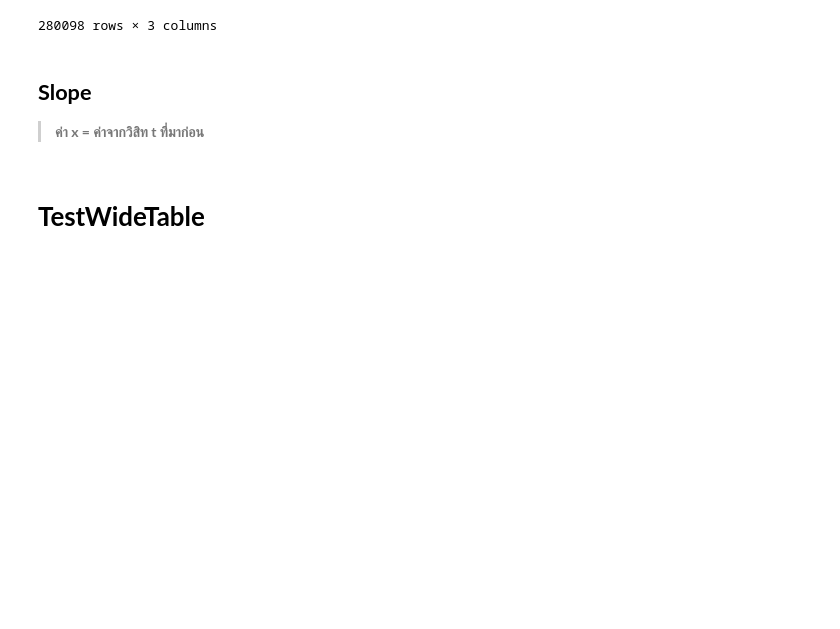
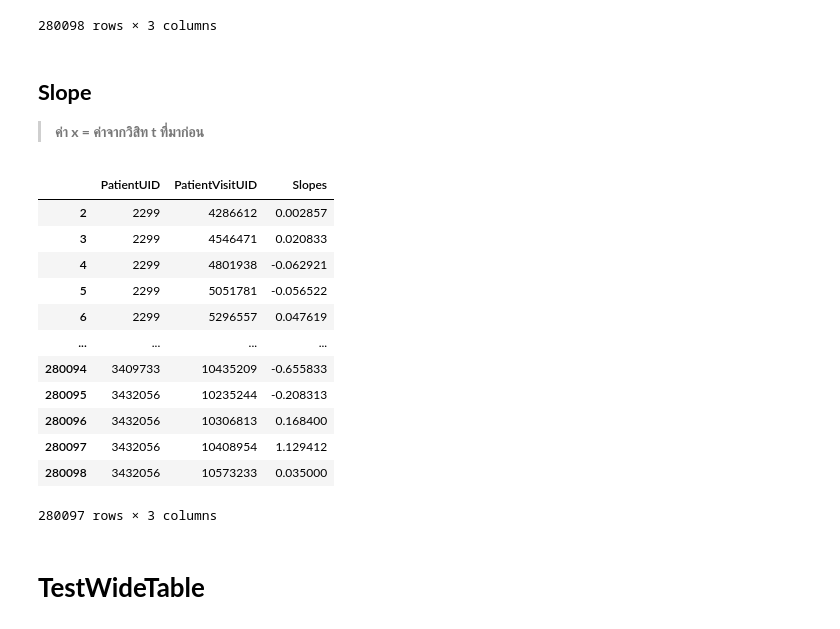
Before and after one commit to Aomaphisara/Project, a Jupyter notebook: FileVital.ipynb, the cells around one changed output. Cells and saved outputs as stored; diff of their text form; code cells hidden in the pictures; blank space fills up the shorter version.

```diff
--- a/FileVital.ipynb
+++ b/FileVital.ipynb
@@ -48,4 +48,4 @@ filtered_items
 #filtered_items.to_excel('VitalFile.xlsx')
 # %%
 import pandas as pd
-slope = pd.read_excel('/content/drive/MyDrive/Thesis Project Kidney/Assign/Assign 3: Re-CountSlope & Quartile/LabSlope.xlsx')
+slope = pd.read_excel('/content/drive/MyDrive/ckdresearch2023/Assign/Assign 3: Re-CountSlope & Quartile/LabSlope.xlsx')
@@ -88,6 +95,22 @@ df['Slopes'] = df['PreviousSlope']
 df = df.drop(columns=['PreviousSlope'])
 # %%
 data = df.dropna()
+# %%
+data
+# %% [output]
+|  | PatientUID | PatientVisitUID | Slopes |
+| 2 | 2299 | 4286612 | 0.002857 |
+| 3 | 2299 | 4546471 | 0.020833 |
+| 4 | 2299 | 4801938 | -0.062921 |
+| 5 | 2299 | 5051781 | -0.056522 |
+| 6 | 2299 | 5296557 | 0.047619 |
+| ... | ... | ... | ... |
+| 280094 | 3409733 | 10435209 | -0.655833 |
+| 280095 | 3432056 | 10235244 | -0.208313 |
+| 280096 | 3432056 | 10306813 | 0.168400 |
+| 280097 | 3432056 | 10408954 | 1.129412 |
+| 280098 | 3432056 | 10573233 | 0.035000 |
+280097 rows × 3 columns
 # %% [markdown]
 # **TestWideTable**
 # %%
```
Also changed, not shown: parts of 4 cells of this notebook.
